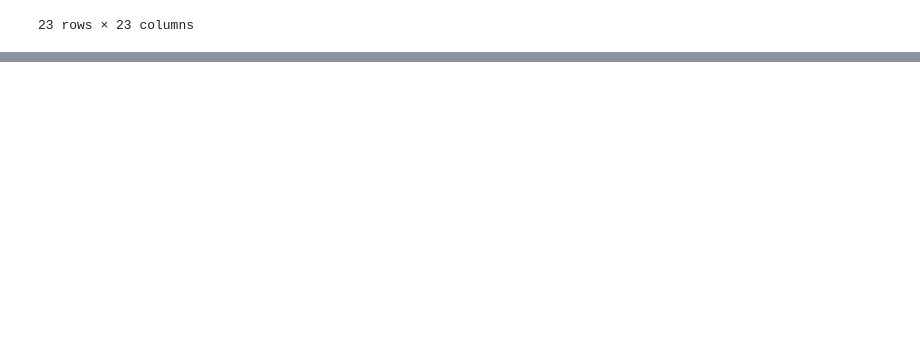
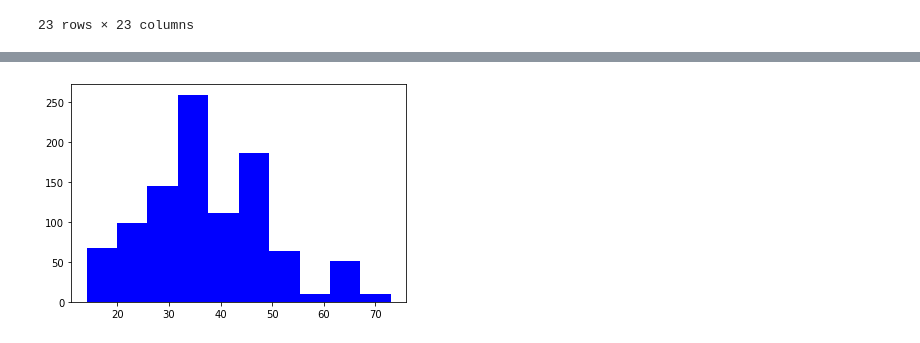
Before and after one commit to amarks5/Predicting-Lung-Cancer-Levels, a Jupyter notebook: Resources/cancer_patient_data_sets_review.ipynb, the cells around one changed output, grey strips where cells are left out. Saved outputs shown, nothing was run; the diff lists cells and outputs as text; code cells hidden in the pictures; blank space fills up the shorter version.

```diff
--- a/Resources/cancer_patient_data_sets_review.ipynb
+++ b/Resources/cancer_patient_data_sets_review.ipynb
@@ -112,0 +123,6 @@ cancer_patient_data_df.corr()
+# %%
+# Create a historgram of age
+fig, ax = plt.subplots()
+hist = ax.hist(x = cancer_patient_data_df['Age'], color='blue')
+# %% [output]
+[figure, added]
```
Also changed, not shown: parts of 10 cells of this notebook.
